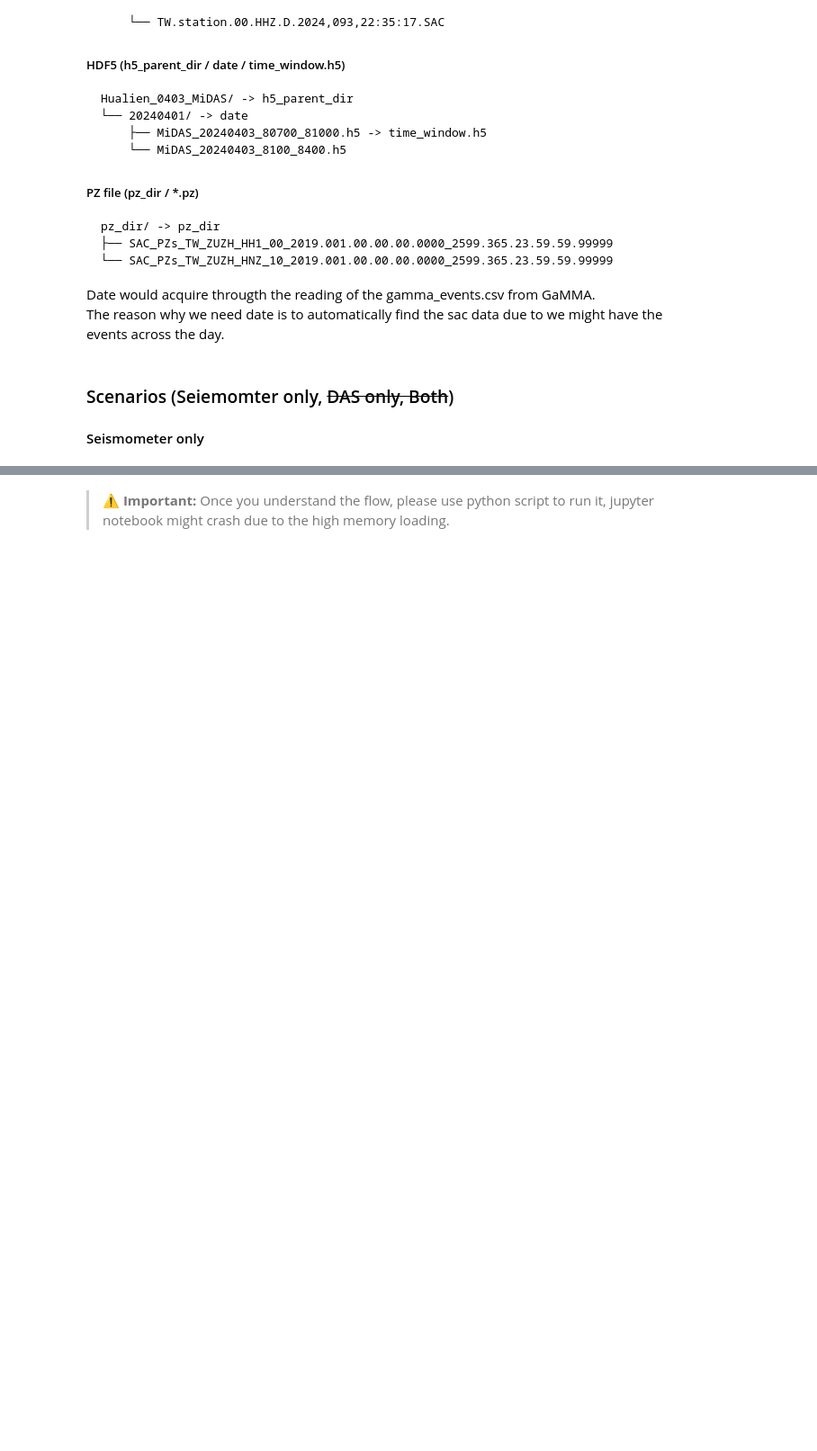
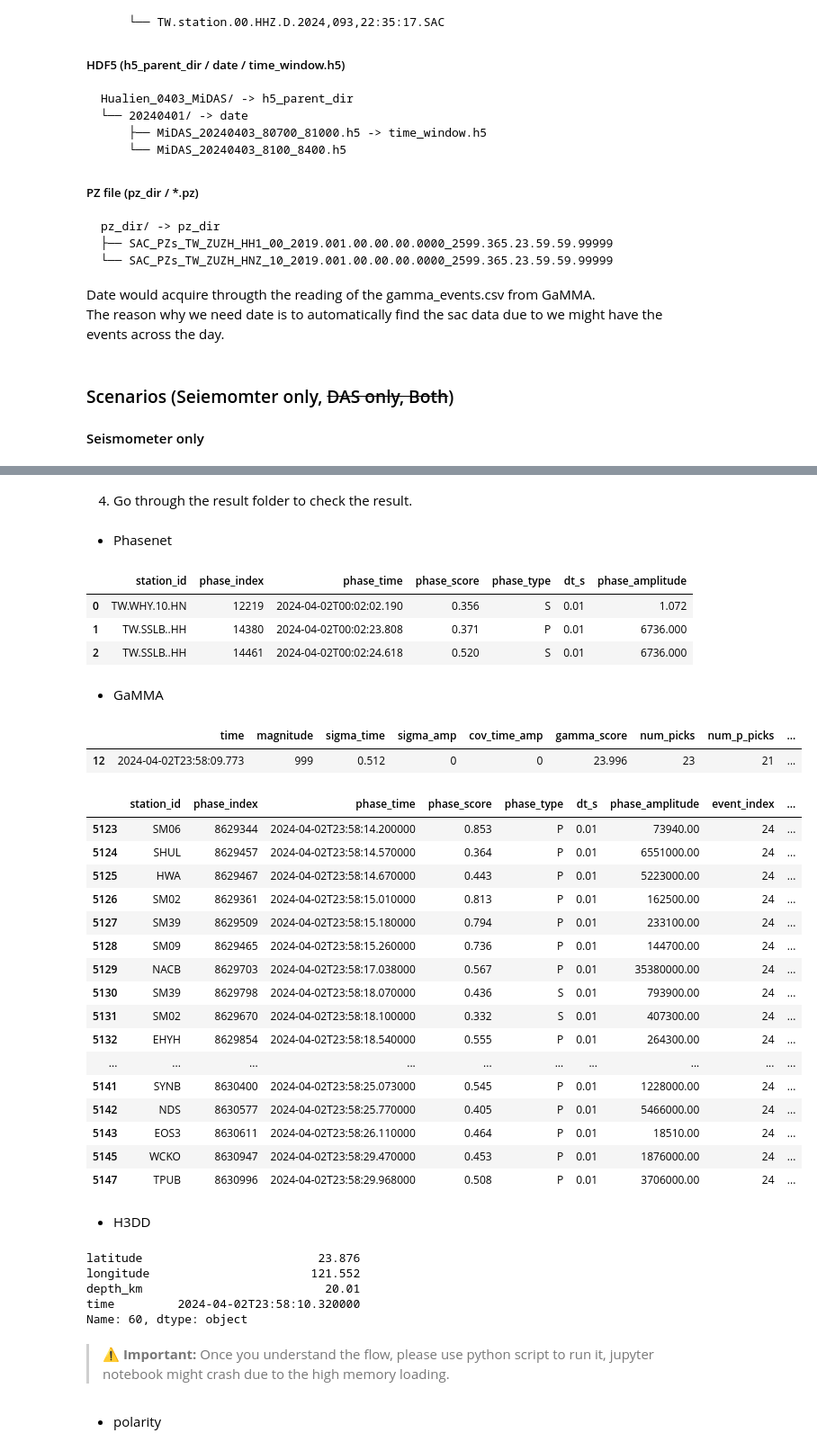
Before and after one commit to Landy-Lee/AutoQuake, a Jupyter notebook: autoquake_example.ipynb, the cells around one changed output, grey strips where cells are left out. Shown at 90% size. Cells and saved outputs as stored; diff of their text form; code cells hidden in the pictures; blank space fills up the shorter version.

```diff
--- a/autoquake_example.ipynb
+++ b/autoquake_example.ipynb
@@ -31,12 +31,13 @@ The reason why we need date is to automatically find the sac data due to we migh
 # %%
 from pathlib import Path
 
-result_path = Path('/home/patrick/Work/AutoQuake/testset_1029')
+your_repository_path = Path('/home/patrick/Work/AutoQuake')
+result_path = your_repository_path / 'result_test'
 sac_parent_dir = Path('/raid1/share/for_patrick/AutoQuake_testset/SAC') # this is the testset, u can try it.
-startdate = '20240401'
-enddate = '20240403'
-station = Path('/home/patrick/Work/EQNet/tests/hualien_0403/station_seis.csv')
+startdate = '20240402'
+enddate = '20240402' # using same startdate and enddate for single day test.
+station = Path('/raid1/share/for_patrick/AutoQuake_testset/station_seis.csv')
 pz_dir = Path('/raid1/share/for_patrick/AutoQuake_testset/PZ_dir/')
-model_3d = Path('/home/patrick/Work/AutoQuake/H3DD/tomops_H14')
-gamma_vel_model = Path('/home/patrick/Work/AutoQuake_pamicoding/GaMMA/Hualien_data_20240402/Hualien_1D.vel')
+model_3d = your_repository_path / 'H3DD' / 'tomops_H14'
+gamma_vel_model = Path('/raid1/share/for_patrick/AutoQuake_testset/vel_model/Hualien_1D.vel')
 # %% [markdown]
@@ -90,2 +118,58 @@ run_autoquake(
+# %% [markdown]
+4. Go through the result folder to check the result.
+# %% [markdown]
+- Phasenet
+# %%
+import pandas as pd
+df = pd.read_csv(result_path / 'picks_phasenet' / startdate / 'picks.csv')
+df.head(3)
+# %% [output]
+|  | station_id | phase_index | phase_time | phase_score | phase_type | dt_s | phase_amplitude |
+| 0 | TW.WHY.10.HN | 12219 | 2024-04-02T00:02:02.190 | 0.356 | S | 0.01 | 1.072 |
+| 1 | TW.SSLB..HH | 14380 | 2024-04-02T00:02:23.808 | 0.371 | P | 0.01 | 6736.000 |
+| 2 | TW.SSLB..HH | 14461 | 2024-04-02T00:02:24.618 | 0.520 | S | 0.01 | 6736.000 |
+# %% [markdown]
+- GaMMA
+# %%
+df_event = pd.read_csv(result_path / 'gamma_events.csv')
+df_event[df_event['event_index'] == 24] # 0403 main eqrthquake
+# %% [output]
+|  | time | magnitude | sigma_time | sigma_amp | cov_time_amp | gamma_score | num_picks | num_p_picks | ... |
+| 12 | 2024-04-02T23:58:09.773 | 999 | 0.512 | 0 | 0 | 23.996 | 23 | 21 | ... |
+# %%
+df_picks = pd.read_csv(gamma.picks)
+df_picks[df_picks['event_index'] == 24]
+# %% [output]
+|  | station_id | phase_index | phase_time | phase_score | phase_type | dt_s | phase_amplitude | event_index | ... |
+| 5123 | SM06 | 8629344 | 2024-04-02T23:58:14.200000 | 0.853 | P | 0.01 | 73940.00 | 24 | ... |
+| 5124 | SHUL | 8629457 | 2024-04-02T23:58:14.570000 | 0.364 | P | 0.01 | 6551000.00 | 24 | ... |
+| 5125 | HWA | 8629467 | 2024-04-02T23:58:14.670000 | 0.443 | P | 0.01 | 5223000.00 | 24 | ... |
+| 5126 | SM02 | 8629361 | 2024-04-02T23:58:15.010000 | 0.813 | P | 0.01 | 162500.00 | 24 | ... |
+| 5127 | SM39 | 8629509 | 2024-04-02T23:58:15.180000 | 0.794 | P | 0.01 | 233100.00 | 24 | ... |
+| 5128 | SM09 | 8629465 | 2024-04-02T23:58:15.260000 | 0.736 | P | 0.01 | 144700.00 | 24 | ... |
+| 5129 | NACB | 8629703 | 2024-04-02T23:58:17.038000 | 0.567 | P | 0.01 | 35380000.00 | 24 | ... |
+| 5130 | SM39 | 8629798 | 2024-04-02T23:58:18.070000 | 0.436 | S | 0.01 | 793900.00 | 24 | ... |
+| 5131 | SM02 | 8629670 | 2024-04-02T23:58:18.100000 | 0.332 | S | 0.01 | 407300.00 | 24 | ... |
+| 5132 | EHYH | 8629854 | 2024-04-02T23:58:18.540000 | 0.555 | P | 0.01 | 264300.00 | 24 | ... |
+| ... | ... | ... | ... | ... | ... | ... | ... | ... | ... |
+| 5141 | SYNB | 8630400 | 2024-04-02T23:58:25.073000 | 0.545 | P | 0.01 | 1228000.00 | 24 | ... |
+| 5142 | NDS | 8630577 | 2024-04-02T23:58:25.770000 | 0.405 | P | 0.01 | 5466000.00 | 24 | ... |
+| 5143 | EOS3 | 8630611 | 2024-04-02T23:58:26.110000 | 0.464 | P | 0.01 | 18510.00 | 24 | ... |
+| 5145 | WCKO | 8630947 | 2024-04-02T23:58:29.470000 | 0.453 | P | 0.01 | 1876000.00 | 24 | ... |
+| 5147 | TPUB | 8630996 | 2024-04-02T23:58:29.968000 | 0.508 | P | 0.01 | 3706000.00 | 24 | ... |
+# %% [markdown]
+- H3DD
+# %%
+from autoquake.visualization._plot_base import check_format
+df_h3dd, _ = check_format(result_path/f'{result_path.name}.dat_ch.hout')
+df_h3dd.iloc[-1]
+# %% [output]
+latitude                         23.876
+longitude                       121.552
+depth_km                          20.01
+time         2024-04-02T23:58:10.320000
+Name: 60, dtype: object
 # %% [markdown]
 > **⚠️ Important:**  Once you understand the flow, please use python script to run it, jupyter notebook might crash due to the high memory loading.
+# %% [markdown]
+- polarity
```
Also changed, not shown: parts of 13 cells of this notebook, 9 other files.
